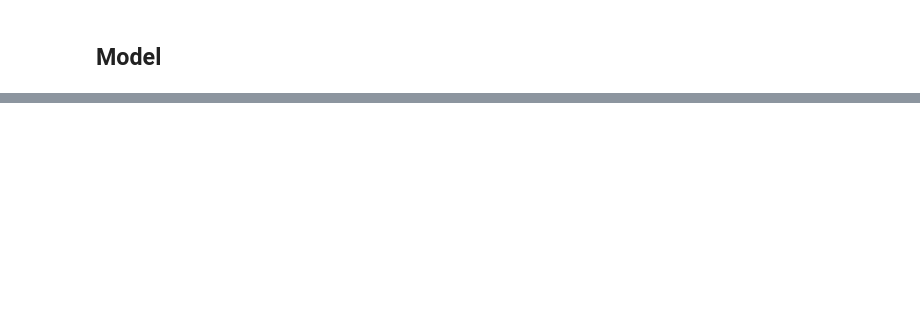
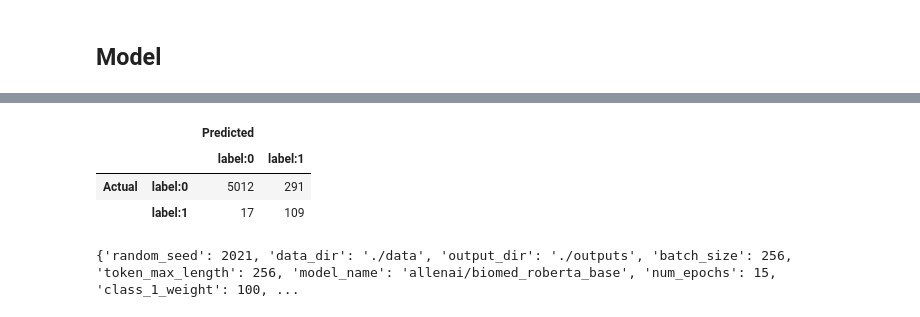
Before and after one commit to kuboko-jp/Classification_MedicalPapers_PyTorch, a Jupyter notebook: RoBERTa.ipynb, the cells around one changed output, grey strips where cells are left out. Cells and saved outputs as stored; diff of their text form; code cells hidden in the pictures; blank space fills up the shorter version.

```diff
--- a/RoBERTa.ipynb
+++ b/RoBERTa.ipynb
@@ -275,6 +277,7 @@ def fit(dataloaders, model, optimizer, num_epochs, device, batch_size, lr_schedu
 
     model.load_state_dict(best_model_wts)
     checkpoint.save_checkpoint(model, epoch)
+    torch.cuda.empty_cache()
 
     return model
 # %%
@@ -323,0 +329,36 @@ Using device : cuda
+# %%
+def inference(model, dataloader, device):
+
+    running_loss = 0.0
+    running_corrects = 0
+    running_fbeta_score = 0.0
+
+    preds_labels_dict = dict(preds = np.empty(0), labels = np.empty(0))
+
+    for i, (inputs, labels) in enumerate(tqdm(dataloader)):
+        input_ids = inputs['input_ids']
+        attention_mask = inputs['attention_mask']
+        input_ids = input_ids.to(device)
+        attention_mask = attention_mask.to(device)
+        labels = labels.to(device)
+
+        with torch.no_grad():
+            outputs = model(input_ids=input_ids, attention_mask=attention_mask)
+            preds = torch.where(outputs >= 0.5, 1, 0)
+            pos_weight = torch.tensor([hps.class_1_weight for i in range(input_ids.size(0))]).to(device)
+            criterion = nn.BCEWithLogitsLoss(pos_weight=pos_weight)
+            loss = criterion(outputs, labels)
+
+            running_loss += loss.item() + input_ids.size(0)
+            running_corrects += torch.sum(preds == labels)
+            running_fbeta_score += fbeta_score(labels.to('cpu').detach().numpy(), preds.to('cpu').detach().numpy(), beta=7.0, zero_division=0)
+            preds_labels_dict['preds']  = np.hstack([preds_labels_dict['preds'], preds.to('cpu').detach().numpy().copy()])
+            preds_labels_dict['labels']  = np.hstack([preds_labels_dict['labels'], labels.to('cpu').detach().numpy().copy()])
+
+    loss = running_loss / len(dataloader)
+    acc = running_corrects / len(dataloader.dataset)
+    fbscore = running_fbeta_score / len(dataloader)
+    print(f"Loss:{loss:.4f}  Acc:{acc:.4f}  fbScore:{fbscore:.4f}")
+    return preds_labels_dict
+# %%
+preds_labels_dict = inference(model, dataloader=dataloaders['test'], device=device)
@@ -323,0 +367,15 @@ Using device : cuda
+# %%
+cm = confusion_matrix(y_true=preds_labels_dict['labels'], y_pred=preds_labels_dict['preds'])
+cm_df = pd.DataFrame(cm)
+cm_df.columns = pd.MultiIndex.from_arrays([["Predicted", ""], ['label:0', 'label:1']])
+cm_df.index = pd.MultiIndex.from_arrays([["Actual", ""], ['label:0', 'label:1']])
+display(cm_df)
+# %% [output]
+|  |  | Predicted |  |
+|  |  | label:0 | label:1 |
+| Actual | label:0 | 5012 | 291 |
+|  | label:1 | 17 | 109 |
+# %%
+print(vars(hps))
+# %% [output]
+{'random_seed': 2021, 'data_dir': './data', 'output_dir': './outputs', 'batch_size': 256, 'token_max_length': 256, 'model_name': 'allenai/biomed_roberta_base', 'num_epochs': 15, 'class_1_weight': 100, ...
```
Also changed, not shown: parts of 7 cells of this notebook, 2 other files.
